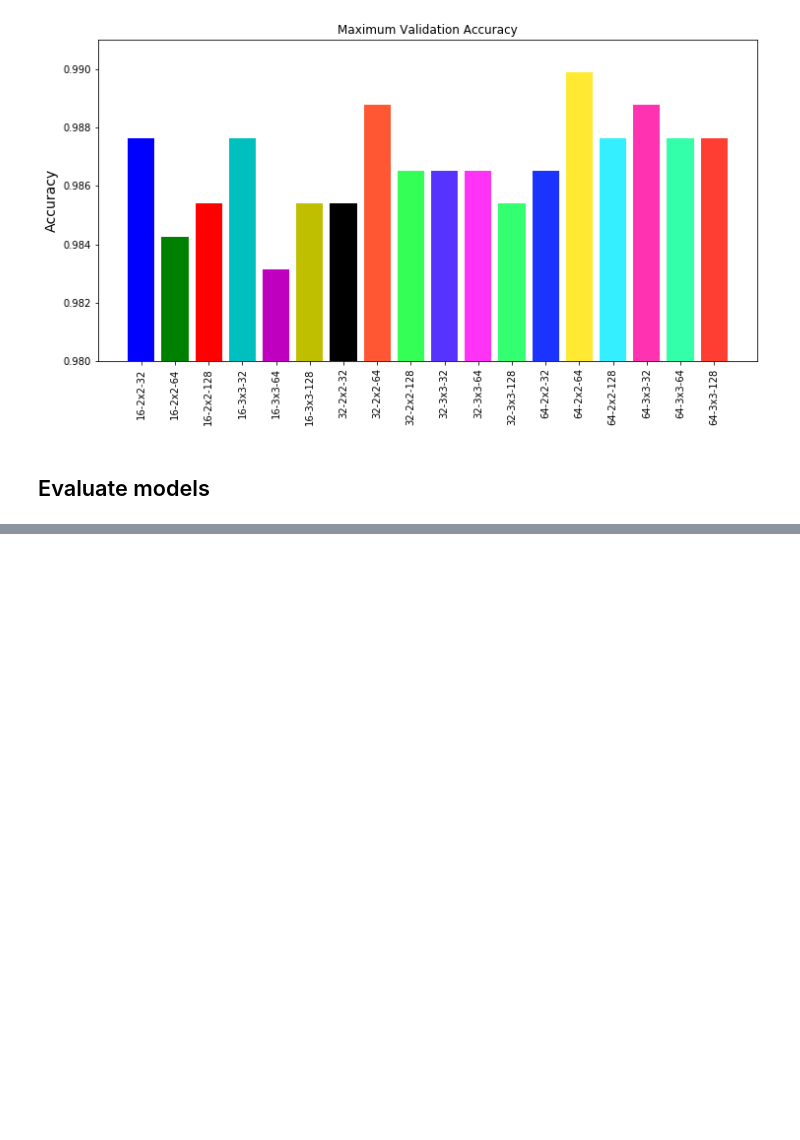
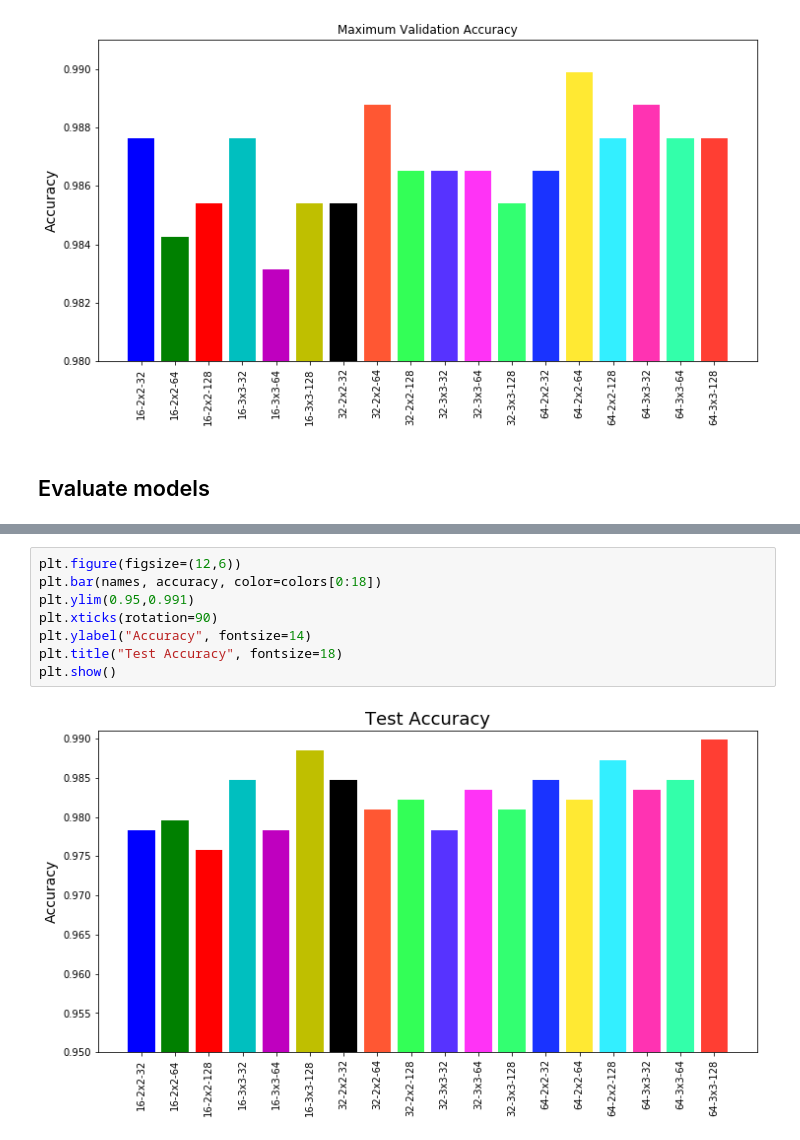
Before and after one commit to armadrigal/pneumonia, a Jupyter notebook: Notebook.ipynb, the cells around one changed output, grey strips where cells are left out. Drawn from its saved outputs; the diff is of its cells as text; blank space fills up the shorter version.

```diff
--- a/Notebook.ipynb
+++ b/Notebook.ipynb
@@ -263,0 +268,10 @@ os.listdir("./Models/")
+# %%
+plt.figure(figsize=(12,6))
+plt.bar(names, accuracy, color=colors[0:18])
+plt.ylim(0.95,0.991)
+plt.xticks(rotation=90)
+plt.ylabel("Accuracy", fontsize=14)
+plt.title("Test Accuracy", fontsize=18)
+plt.show()
+# %% [output]
+[figure, added]
```
Also changed, not shown: parts of 5 cells of this notebook.
